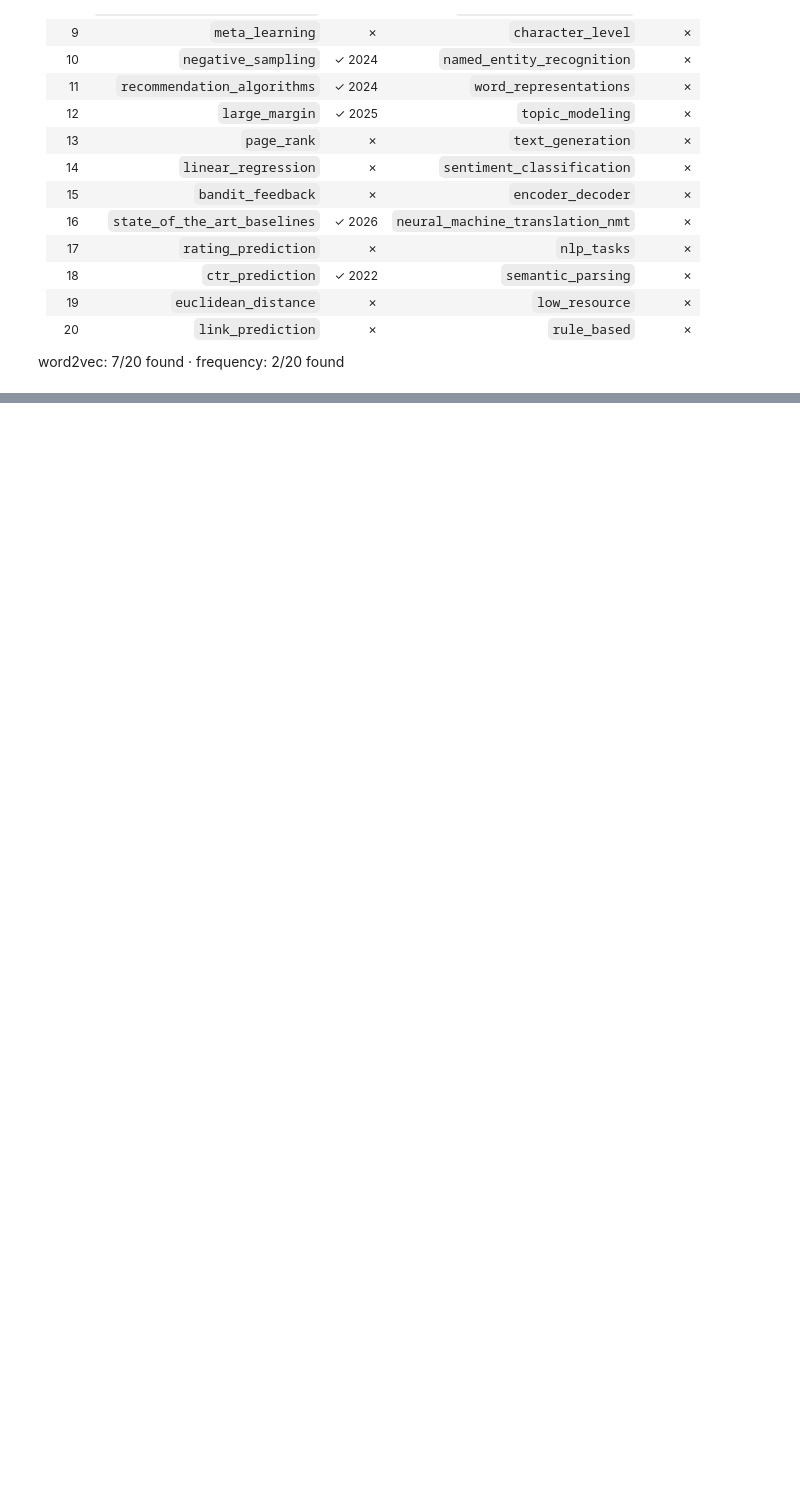
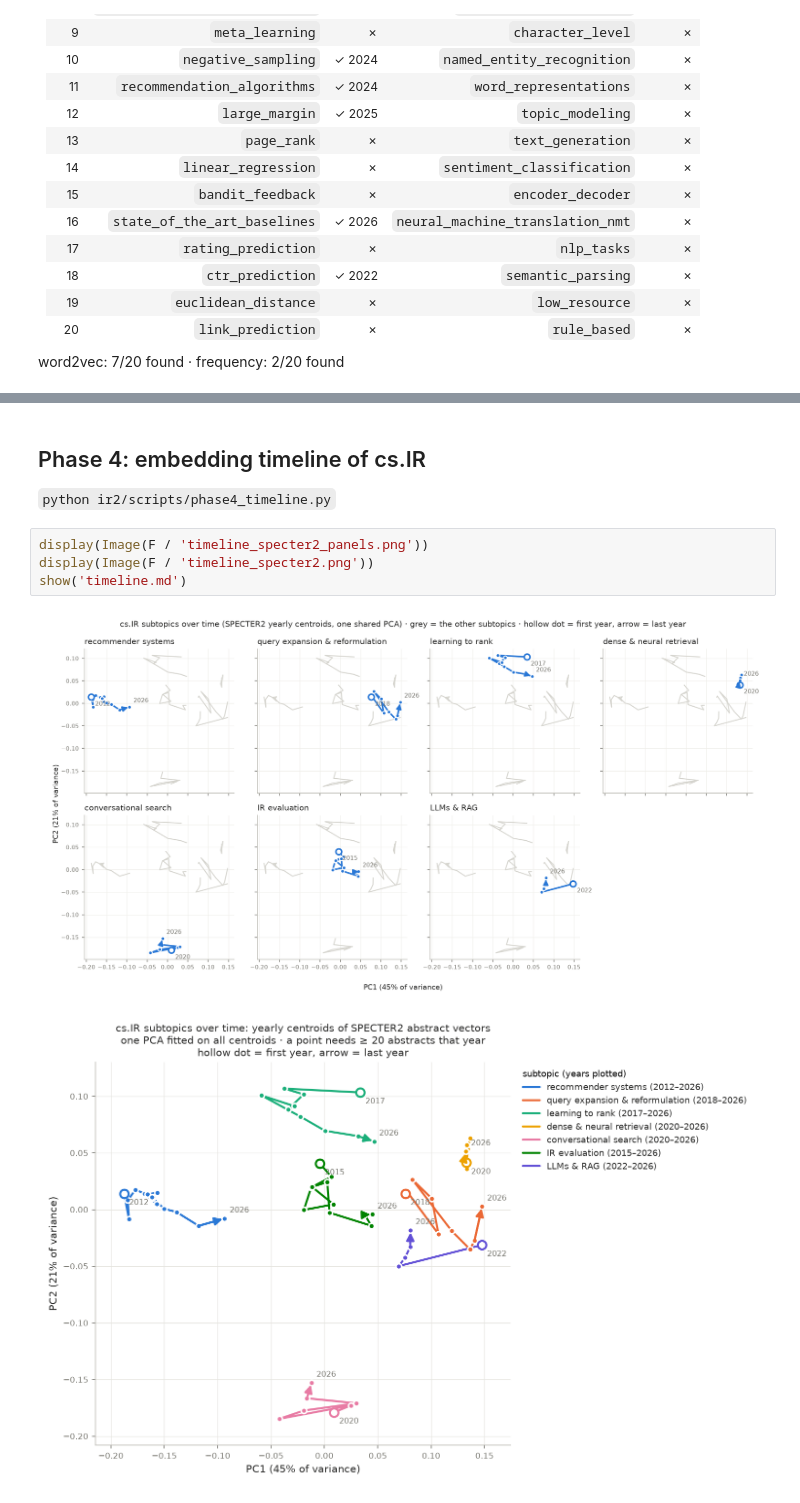
Before and after one commit to alexandre2004costa/mat2vec_IR_experiment, a Jupyter notebook: ir2/reproduce.ipynb, the cells around one changed output, grey strips where cells are left out. Drawn from its saved outputs; the diff is of its cells as text; blank space fills up the shorter version.

```diff
--- a/ir2/reproduce.ipynb
+++ b/ir2/reproduce.ipynb
@@ -151,0 +305,10 @@ pd.read_csv(R / 'backtest_status.csv')[['target', 'T', 'status', 'pre_T_target_d
+# %% [markdown]
+## Phase 4: embedding timeline of cs.IR
+`python ir2/scripts/phase4_timeline.py`
+# %%
+display(Image(F / 'timeline_specter2_panels.png'))
+display(Image(F / 'timeline_specter2.png'))
+show('timeline.md')
+# %% [output]
+[figure, added]
+[figure, added]
```
Also changed, not shown: parts of 19 cells of this notebook, 46 other files.
